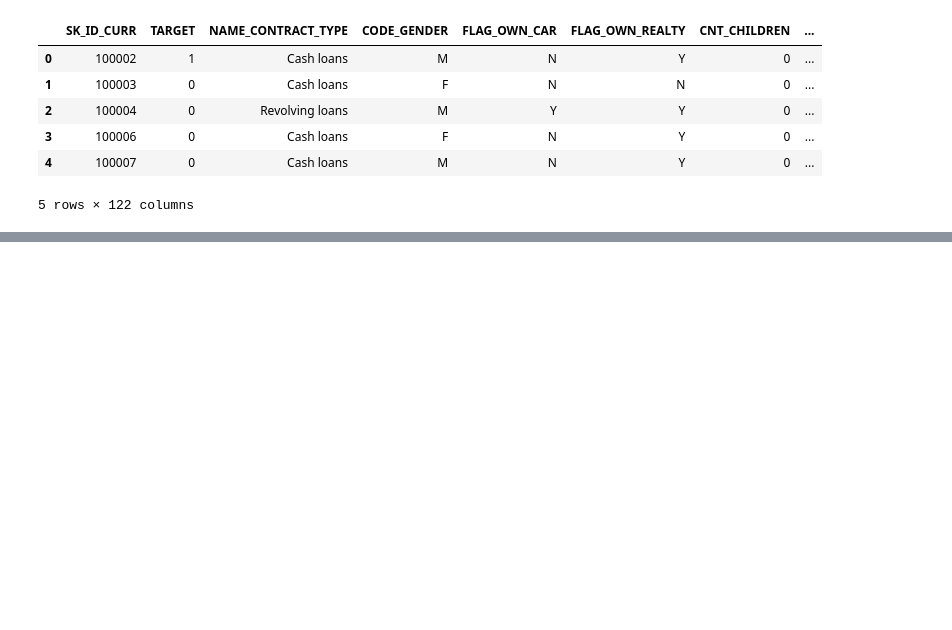
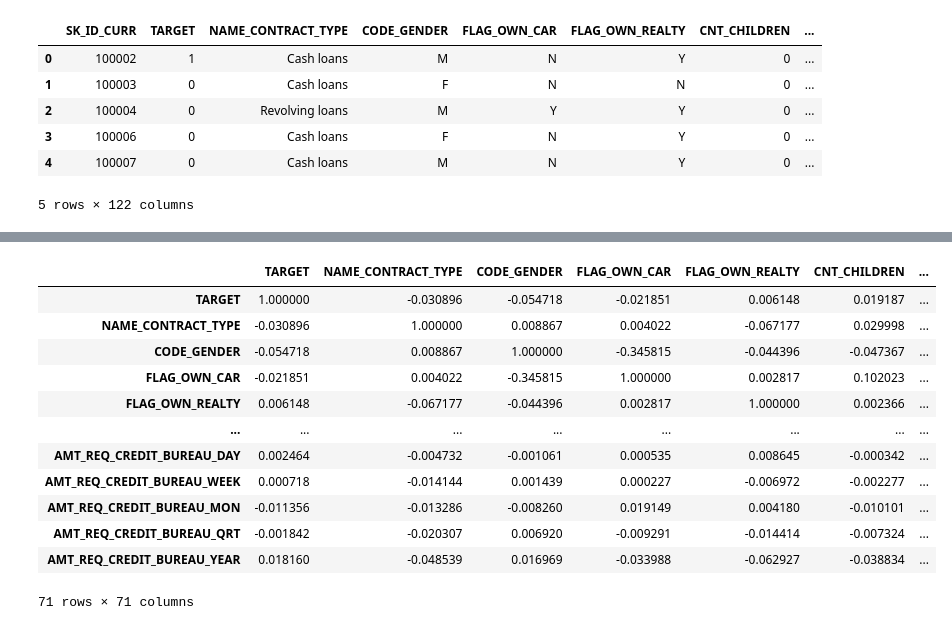
Before and after one commit to Hitstar53/AIML-Practicals, a Jupyter notebook: Exp6/exp6.ipynb, the cells around one changed output, grey strips where cells are left out. Drawn from its saved outputs; the diff is of its cells as text; code cells hidden in the pictures; blank space fills up the shorter version.

```diff
--- a/Exp6/exp6.ipynb
+++ b/Exp6/exp6.ipynb
@@ -26,0 +100,16 @@ df.head()
+# %%
+new_df.corr()
+# %% [output]
+|  | TARGET | NAME_CONTRACT_TYPE | CODE_GENDER | FLAG_OWN_CAR | FLAG_OWN_REALTY | CNT_CHILDREN | ... |
+| TARGET | 1.000000 | -0.030896 | -0.054718 | -0.021851 | 0.006148 | 0.019187 | ... |
+| NAME_CONTRACT_TYPE | -0.030896 | 1.000000 | 0.008867 | 0.004022 | -0.067177 | 0.029998 | ... |
+| CODE_GENDER | -0.054718 | 0.008867 | 1.000000 | -0.345815 | -0.044396 | -0.047367 | ... |
+| FLAG_OWN_CAR | -0.021851 | 0.004022 | -0.345815 | 1.000000 | 0.002817 | 0.102023 | ... |
+| FLAG_OWN_REALTY | 0.006148 | -0.067177 | -0.044396 | 0.002817 | 1.000000 | 0.002366 | ... |
+| ... | ... | ... | ... | ... | ... | ... | ... |
+| AMT_REQ_CREDIT_BUREAU_DAY | 0.002464 | -0.004732 | -0.001061 | 0.000535 | 0.008645 | -0.000342 | ... |
+| AMT_REQ_CREDIT_BUREAU_WEEK | 0.000718 | -0.014144 | 0.001439 | 0.000227 | -0.006972 | -0.002277 | ... |
+| AMT_REQ_CREDIT_BUREAU_MON | -0.011356 | -0.013286 | -0.008260 | 0.019149 | 0.004180 | -0.010101 | ... |
+| AMT_REQ_CREDIT_BUREAU_QRT | -0.001842 | -0.020307 | 0.006920 | -0.009291 | -0.014414 | -0.007324 | ... |
+| AMT_REQ_CREDIT_BUREAU_YEAR | 0.018160 | -0.048539 | 0.016969 | -0.033988 | -0.062927 | -0.038834 | ... |
+71 rows × 71 columns
```
Also changed, not shown: parts of 9 cells of this notebook, 4 other files.
